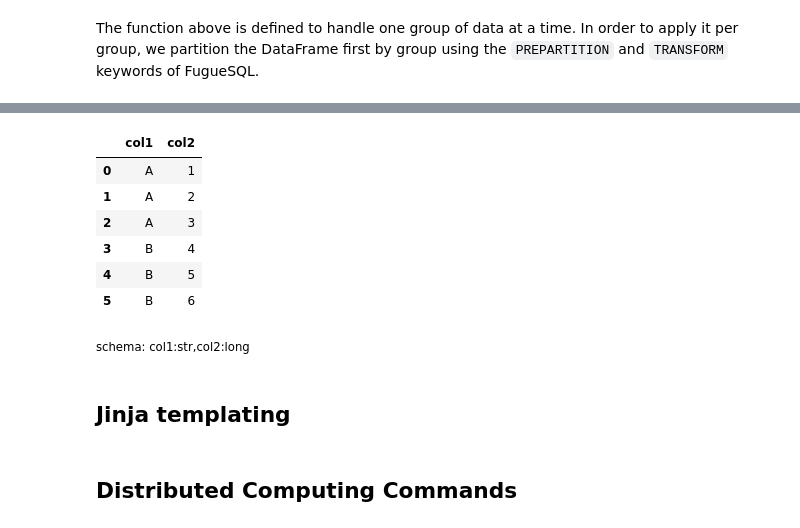
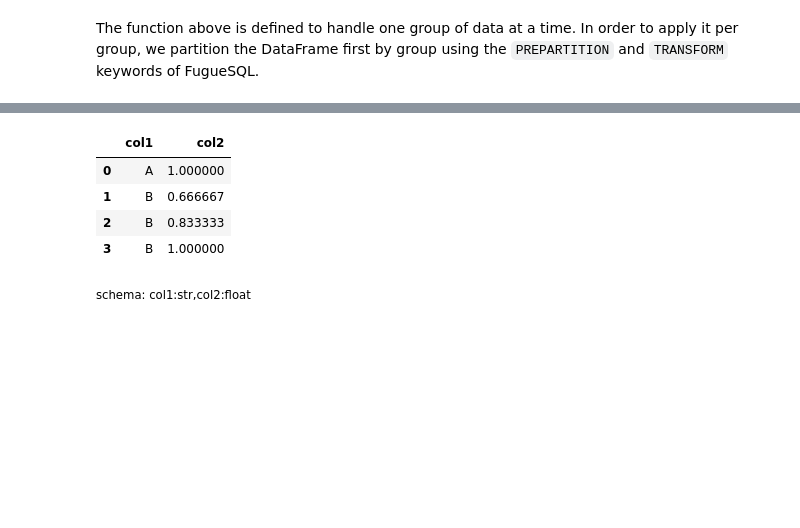
Before and after one commit to fugue-project/tutorials, a Jupyter notebook: tutorials/quick_look/ten_minutes_sql.ipynb, the cells around one changed output, grey strips where cells are left out. Drawn from its saved outputs; the diff is of its cells as text; code cells hidden in the pictures; blank space fills up the shorter version.

```diff
--- a/tutorials/quick_look/ten_minutes_sql.ipynb
+++ b/tutorials/quick_look/ten_minutes_sql.ipynb
@@ -250,5 +241,7 @@ schema: col1:str,col2:long
 # %%
 %%fsql spark
-LOAD "/tmp/df.parquet"
+df = LOAD "/tmp/df.parquet"
+
+TRANSFORM df PREPARTITION BY col1 USING std_dev
 PRINT
 # %% [output]
@@ -264,10 +248,6 @@ To adjust logging level use sc.setLogLevel(newLevel). For SparkR, use setLogLeve
 |  | col1 | col2 |
-| 0 | A | 1 |
-| 1 | A | 2 |
-| 2 | A | 3 |
-| 3 | B | 4 |
-| 4 | B | 5 |
-| 5 | B | 6 |
+| 0 | A | 1.000000 |
+| 1 | B | 0.666667 |
+| 2 | B | 0.833333 |
+| 3 | B | 1.000000 |
-schema: col1:str,col2:long
+schema: col1:str,col2:float
-# %% [markdown]
-## Jinja templating
@@ -276,2 +253,0 @@ from fugue_sql import fsql
-# %% [markdown]
-## Distributed Computing Commands
```
Also changed, not shown: parts of 17 cells of this notebook.
